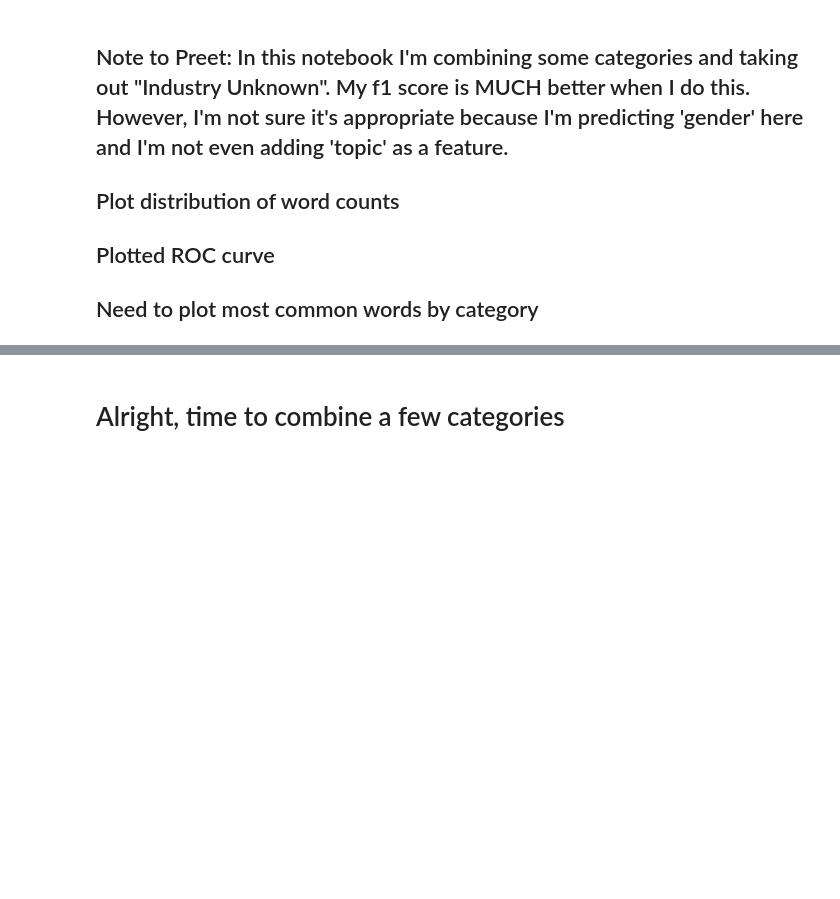
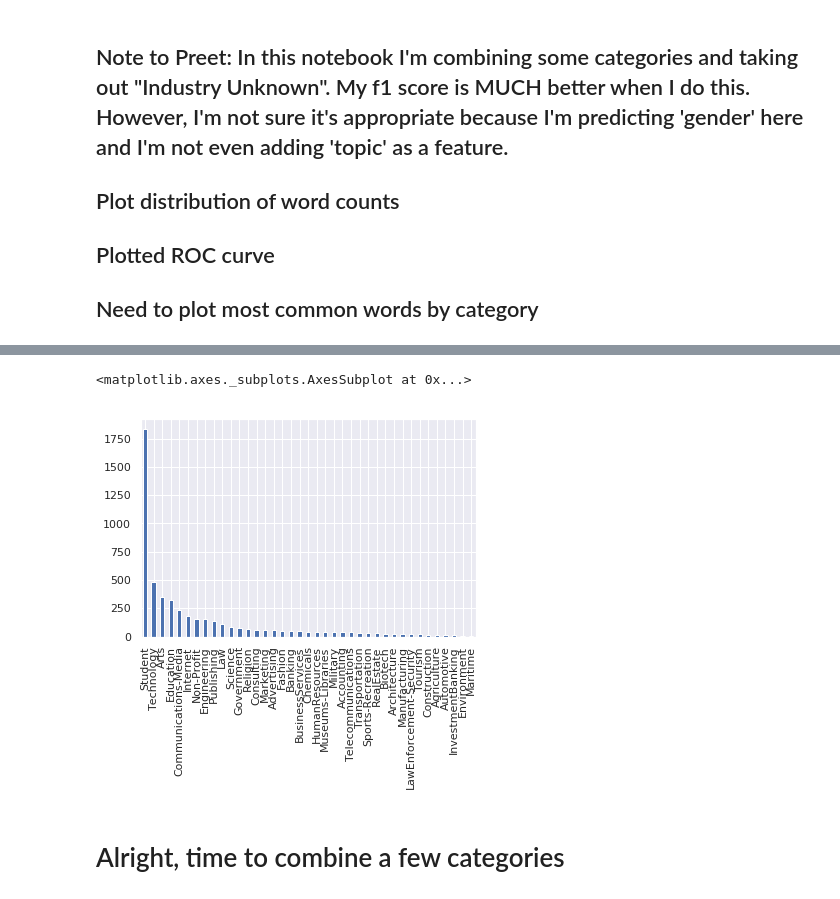
Before and after one commit to drewlehe/blog-nlp, a Jupyter notebook: spacy.ipynb, the cells around one changed output, grey strips where cells are left out. Saved outputs shown, nothing was run; the diff lists cells and outputs as text; code cells hidden in the pictures; blank space fills up the shorter version.

```diff
--- a/spacy.ipynb
+++ b/spacy.ipynb
@@ -28,12 +28,14 @@ df.head()
 # %%
 #Removing all classes but the 20 most populous.
-most_pop = list(df.groupby('topic')['topic'].agg('count').sort_values(ascending=False)[:20].index)
-df = df[df['topic'].isin(most_pop)]
-print(df.shape)
-plt.figure(figsize=(9,9))
-df['topic'].value_counts().plot('bar')
-#So we have imbalanced classes, but not so much that we can't manage it.
+# most_pop = list(df.groupby('topic')['topic'].agg('count').sort_values(ascending=False)[:20].index)
+# df = df[df['topic'].isin(most_pop)]
+# print(df.shape)
+# plt.figure(figsize=(9,9))
+# df['topic'].value_counts().plot('bar')
 #A lot of these classes are super similar. I might need to combine them.
+# %% [output]
+<matplotlib.axes._subplots.AxesSubplot at 0x...>
+[figure, added]
 # %% [markdown]
 # Alright, time to combine a few categories
 # %%
```
Also changed, not shown: parts of 51 cells of this notebook.
